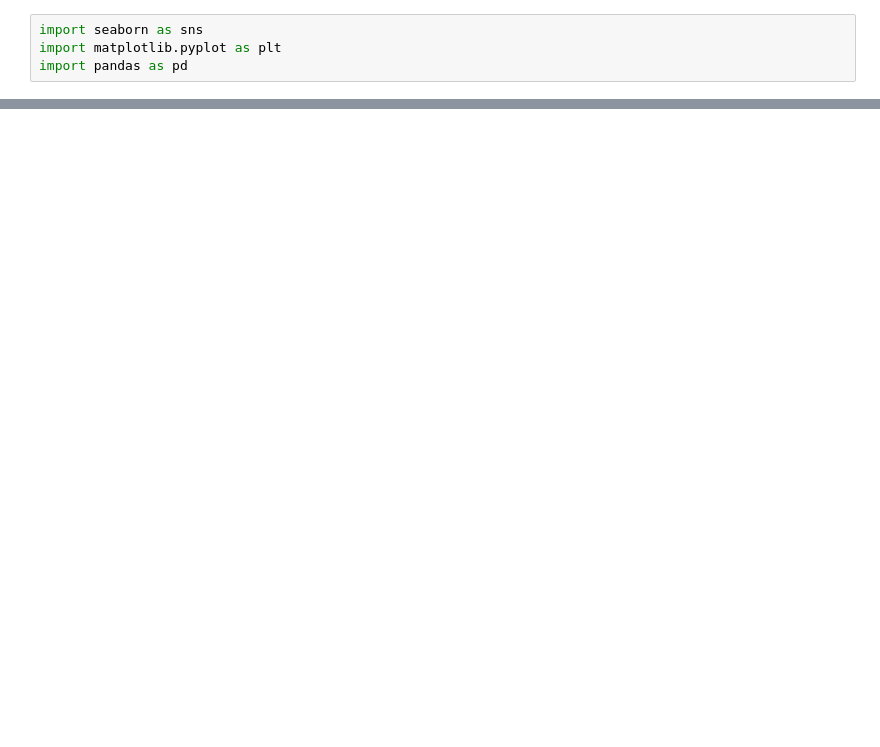
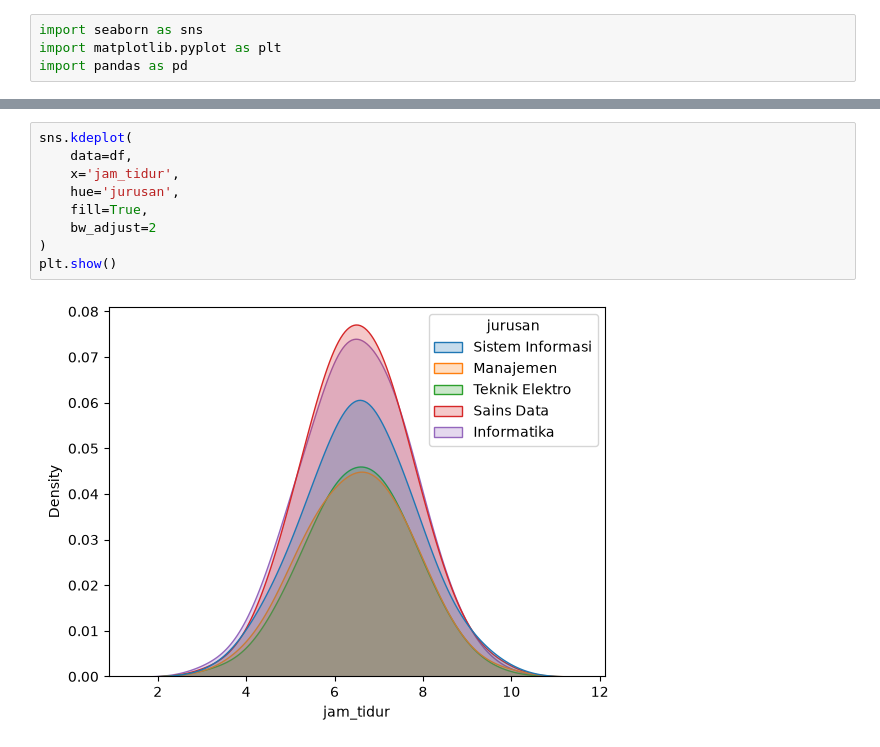
Before and after one commit to xenoo-droid/learn-ai-workflow, a Jupyter notebook: notebooks/2_data_science/seaborn/latihan.ipynb, the cells around one changed output, grey strips where cells are left out. Cells and saved outputs as stored; diff of their text form; blank space fills up the shorter version.

```diff
--- a/notebooks/2_data_science/seaborn/latihan.ipynb
+++ b/notebooks/2_data_science/seaborn/latihan.ipynb
@@ -17,0 +33,11 @@ plt.show()
+# %%
+sns.kdeplot(
+    data=df,
+    x='jam_tidur',
+    hue='jurusan',
+    fill=True,
+    bw_adjust=2
+)
+plt.show()
+# %% [output]
+[figure, added]
```
Also changed, not shown: parts of 4 cells of this notebook, 3 other files.
